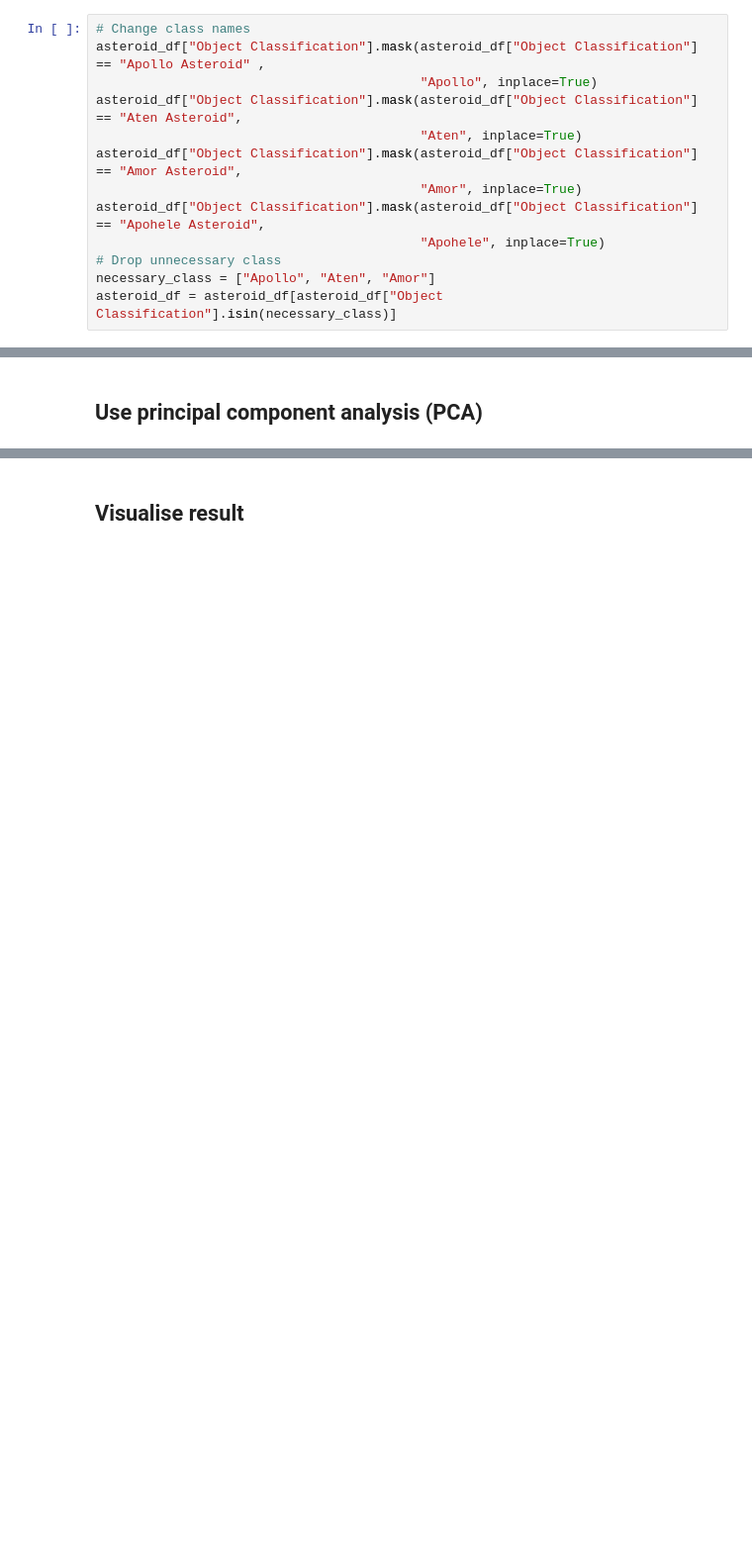
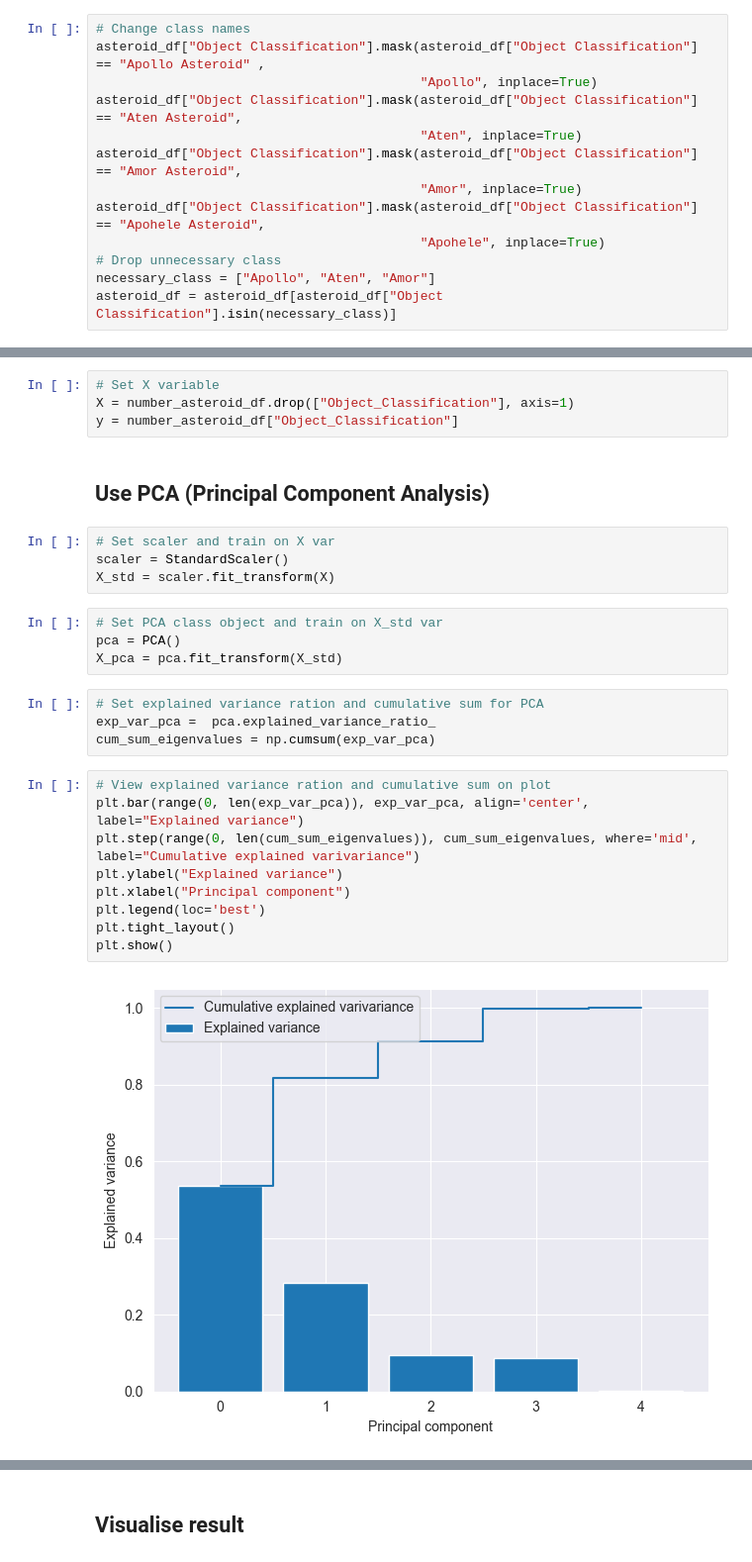
Before and after one commit to lytmercy/data_analysis_labs, a Jupyter notebook: lab_2.ipynb, the cells around one changed output, grey strips where cells are left out. Shown at 99% size. Drawn from its saved outputs; the diff is of its cells as text; blank space fills up the shorter version.

```diff
--- a/lab_2.ipynb
+++ b/lab_2.ipynb
@@ -53,2 +178,29 @@ asteroid_df = asteroid_df[asteroid_df["Object Classification"].isin(necessary_cl
+# %%
+# Set X variable
+X = number_asteroid_df.drop(["Object_Classification"], axis=1)
+y = number_asteroid_df["Object_Classification"]
 # %% [markdown]
-## Use principal component analysis (PCA)
+## Use PCA (Principal Component Analysis)
+# %%
+# Set scaler and train on X var
+scaler = StandardScaler()
+X_std = scaler.fit_transform(X)
+# %%
+# Set PCA class object and train on X_std var
+pca = PCA()
+X_pca = pca.fit_transform(X_std)
+# %%
+# Set explained variance ration and cumulative sum for PCA
+exp_var_pca =  pca.explained_variance_ratio_
+cum_sum_eigenvalues = np.cumsum(exp_var_pca)
+# %%
+# View explained variance ration and cumulative sum on plot
+plt.bar(range(0, len(exp_var_pca)), exp_var_pca, align='center', label="Explained variance")
+plt.step(range(0, len(cum_sum_eigenvalues)), cum_sum_eigenvalues, where='mid', label="Cumulative explained varivariance")
+plt.ylabel("Explained variance")
+plt.xlabel("Principal component")
+plt.legend(loc='best')
+plt.tight_layout()
+plt.show()
+# %% [output]
+[figure, added]
```
Also changed, not shown: parts of 35 cells of this notebook.
